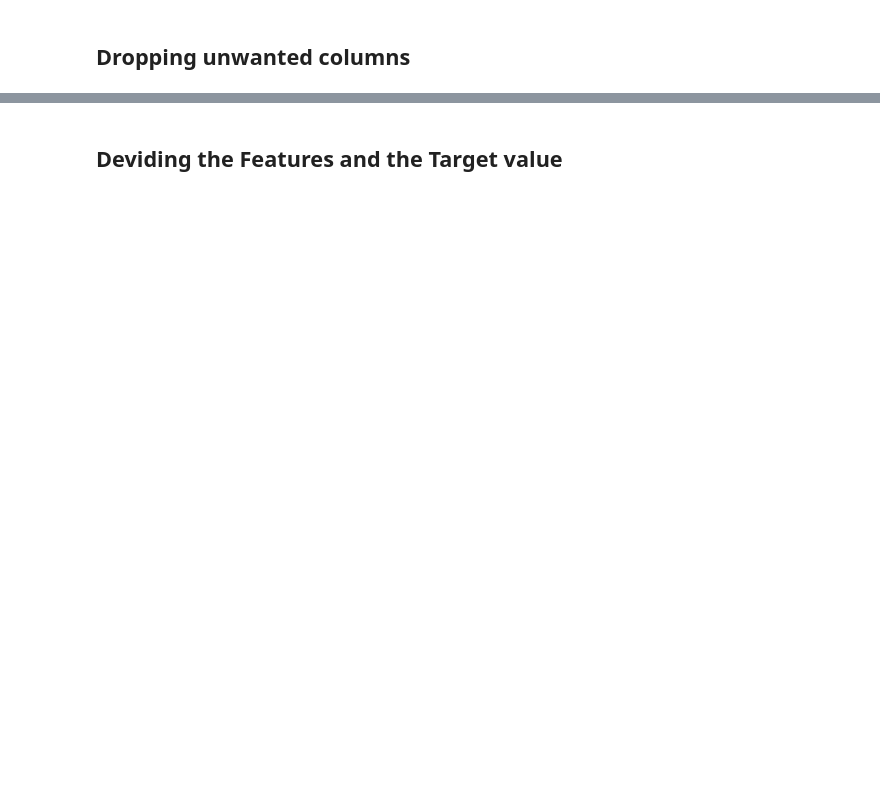
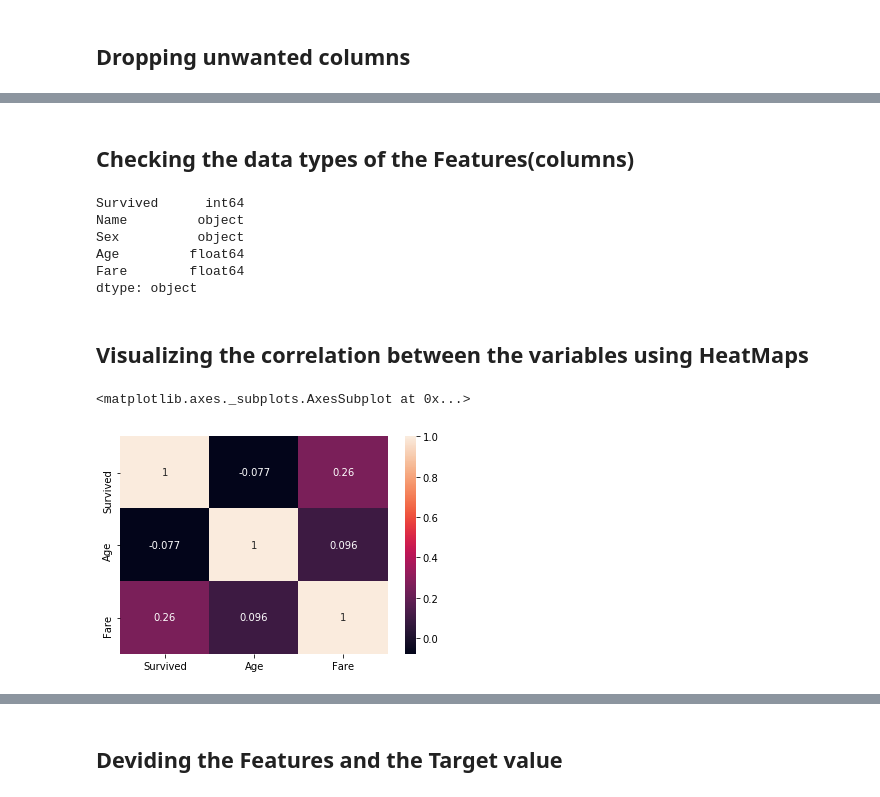
Before and after one commit to fmammo/Titanic-Disaster, a Jupyter notebook: Titanic.ipynb, the cells around one changed output, grey strips where cells are left out. Drawn from its saved outputs; the diff is of its cells as text; code cells hidden in the pictures; blank space fills up the shorter version.

```diff
--- a/Titanic.ipynb
+++ b/Titanic.ipynb
@@ -26,0 +38,18 @@ df.head()
+# %% [markdown]
+## Checking the data types of the Features(columns)
+# %%
+df.dtypes
+# %% [output]
+Survived      int64
+Name         object
+Sex          object
+Age         float64
+Fare        float64
+dtype: object
+# %% [markdown]
+## Visualizing the correlation between the variables using HeatMaps
+# %%
+sns.heatmap(df.corr(), annot = True)
+# %% [output]
+<matplotlib.axes._subplots.AxesSubplot at 0x...>
+[figure, added]
```
Also changed, not shown: parts of 29 cells of this notebook.
